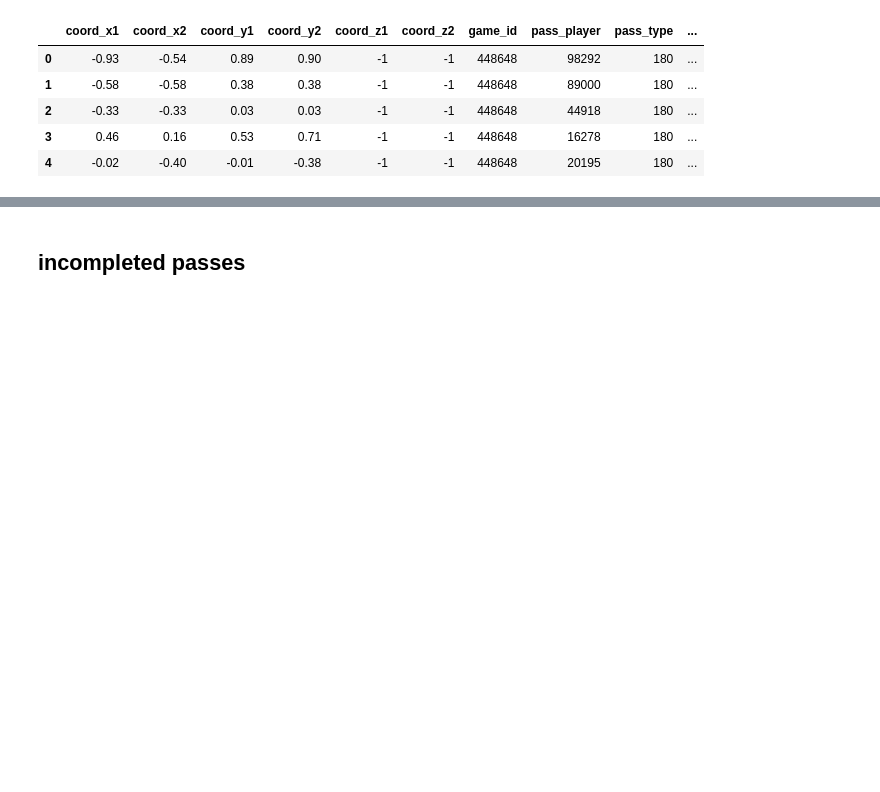
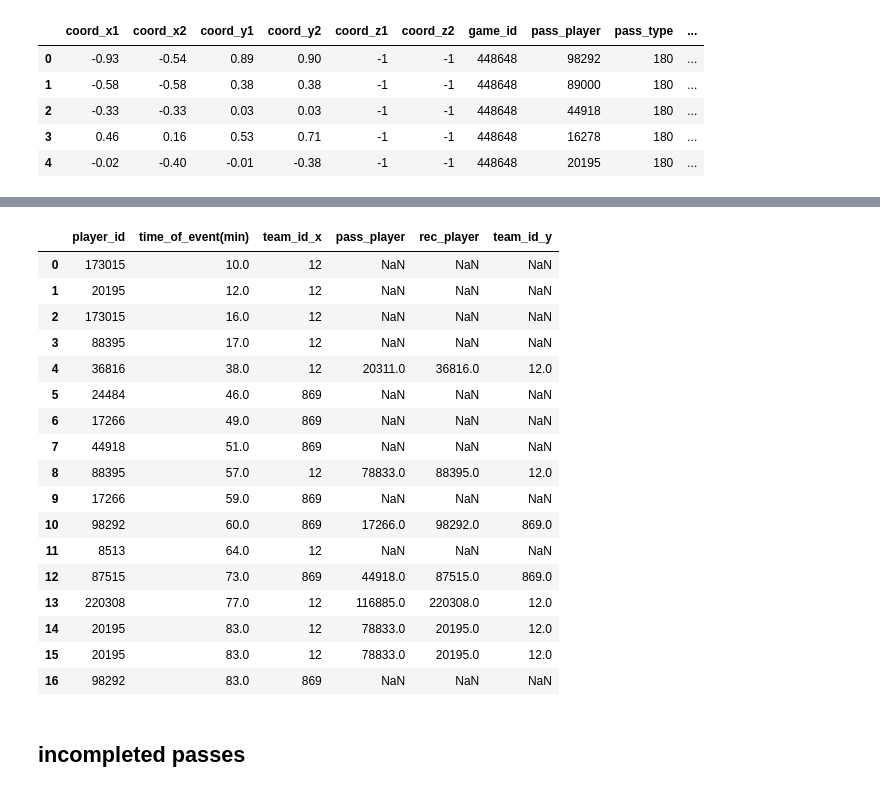
Before and after one commit to d-v-dlee/super_liga_xg, a Jupyter notebook: test_shot_types.ipynb, the cells around one changed output, grey strips where cells are left out. Saved outputs shown, nothing was run; the diff lists cells and outputs as text; code cells hidden in the pictures; blank space fills up the shorter version.

```diff
--- a/test_shot_types.ipynb
+++ b/test_shot_types.ipynb
@@ -351,0 +395,2 @@ completed_passes_df.head()
+# %%
+shots_test_df['time_of_event(min)'] = shots_test_df['time_of_event(min)'].apply(np.floor)
@@ -351,0 +418,2 @@ completed_passes_df.head()
+# %%
+c_pass_test_df = completed_passes_df.loc[:, ['pass_player', 'rec_player', 'time_of_event(min)', 'team_id' ]]
@@ -351,0 +429,2 @@ completed_passes_df.head()
+# %%
+c_pass_test_df['time_of_event(min)'] = c_pass_test_df['time_of_event(min)'].apply(np.floor)
@@ -352,3 +440,26 @@ completed_passes_df.head()
+# %%
+pass_to_shot_df = pd.merge(shots_test_df, c_pass_test_df,  how='left', left_on=['player_id','time_of_event(min)'], right_on = ['rec_player','time_of_event(min)'])
+# %%
+pass_to_shot_df
+# %% [output]
+|  | player_id | time_of_event(min) | team_id_x | pass_player | rec_player | team_id_y |
+| 0 | 173015 | 10.0 | 12 | NaN | NaN | NaN |
+| 1 | 20195 | 12.0 | 12 | NaN | NaN | NaN |
+| 2 | 173015 | 16.0 | 12 | NaN | NaN | NaN |
+| 3 | 88395 | 17.0 | 12 | NaN | NaN | NaN |
+| 4 | 36816 | 38.0 | 12 | 20311.0 | 36816.0 | 12.0 |
+| 5 | 24484 | 46.0 | 869 | NaN | NaN | NaN |
+| 6 | 17266 | 49.0 | 869 | NaN | NaN | NaN |
+| 7 | 44918 | 51.0 | 869 | NaN | NaN | NaN |
+| 8 | 88395 | 57.0 | 12 | 78833.0 | 88395.0 | 12.0 |
+| 9 | 17266 | 59.0 | 869 | NaN | NaN | NaN |
+| 10 | 98292 | 60.0 | 869 | 17266.0 | 98292.0 | 869.0 |
+| 11 | 8513 | 64.0 | 12 | NaN | NaN | NaN |
+| 12 | 87515 | 73.0 | 869 | 44918.0 | 87515.0 | 869.0 |
+| 13 | 220308 | 77.0 | 12 | 116885.0 | 220308.0 | 12.0 |
+| 14 | 20195 | 83.0 | 12 | 78833.0 | 20195.0 | 12.0 |
+| 15 | 20195 | 83.0 | 12 | 78833.0 | 20195.0 | 12.0 |
+| 16 | 98292 | 83.0 | 869 | NaN | NaN | NaN |
 # %% [markdown]
 ## incompleted passes
 # %%
```
Also changed, not shown: parts of 14 cells of this notebook, 4 other files.
